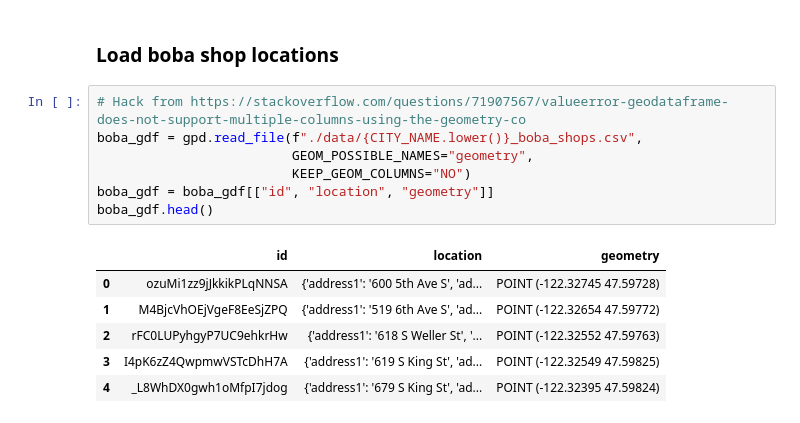
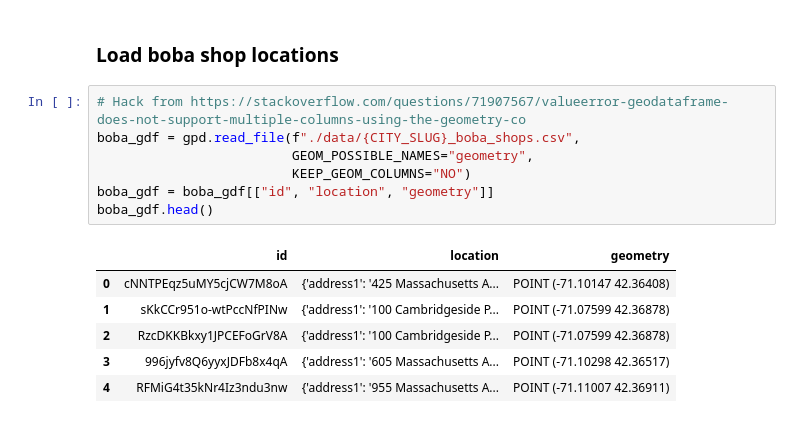
Before and after one commit to womogenes/am115-final, a Jupyter notebook: analysis.ipynb, the cells around one changed output. Cells and saved outputs as stored; diff of their text form.

```diff
--- a/analysis.ipynb
+++ b/analysis.ipynb
@@ -68,15 +57,15 @@ max      4444.400000
 ### Load boba shop locations
 # %%
 # Hack from https://stackoverflow.com/questions/71907567/valueerror-geodataframe-does-not-support-multiple-columns-using-the-geometry-co
-boba_gdf = gpd.read_file(f"./data/{CITY_NAME.lower()}_boba_shops.csv",
+boba_gdf = gpd.read_file(f"./data/{CITY_SLUG}_boba_shops.csv",
                          GEOM_POSSIBLE_NAMES="geometry",
                          KEEP_GEOM_COLUMNS="NO")
 boba_gdf = boba_gdf[["id", "location", "geometry"]]
 boba_gdf.head()
 # %% [output]
 |  | id | location | geometry |
-| 0 | ozuMi1zz9jJkkikPLqNNSA | {'address1': '600 5th Ave S', 'ad... | POINT (-122.32745 47.59728) |
-| 1 | M4BjcVhOEjVgeF8EeSjZPQ | {'address1': '519 6th Ave S', 'ad... | POINT (-122.32654 47.59772) |
-| 2 | rFC0LUPyhgyP7UC9ehkrHw | {'address1': '618 S Weller St', '... | POINT (-122.32552 47.59763) |
-| 3 | I4pK6zZ4QwpmwVSTcDhH7A | {'address1': '619 S King St', 'ad... | POINT (-122.32549 47.59825) |
-| 4 | _L8WhDX0gwh1oMfpI7jdog | {'address1': '679 S King St', 'ad... | POINT (-122.32395 47.59824) |
+| 0 | cNNTPEqz5uMY5cjCW7M8oA | {'address1': '425 Massachusetts A... | POINT (-71.10147 42.36408) |
+| 1 | sKkCCr951o-wtPccNfPINw | {'address1': '100 Cambridgeside P... | POINT (-71.07599 42.36878) |
+| 2 | RzcDKKBkxy1JPCEFoGrV8A | {'address1': '100 Cambridgeside P... | POINT (-71.07599 42.36878) |
+| 3 | 996jyfv8Q6yyxJDFb8x4qA | {'address1': '605 Massachusetts A... | POINT (-71.10298 42.36517) |
+| 4 | RFMiG4t35kNr4Iz3ndu3nw | {'address1': '955 Massachusetts A... | POINT (-71.11007 42.36911) |
```
Also changed, not shown: parts of 23 cells of this notebook, 2 other files.
